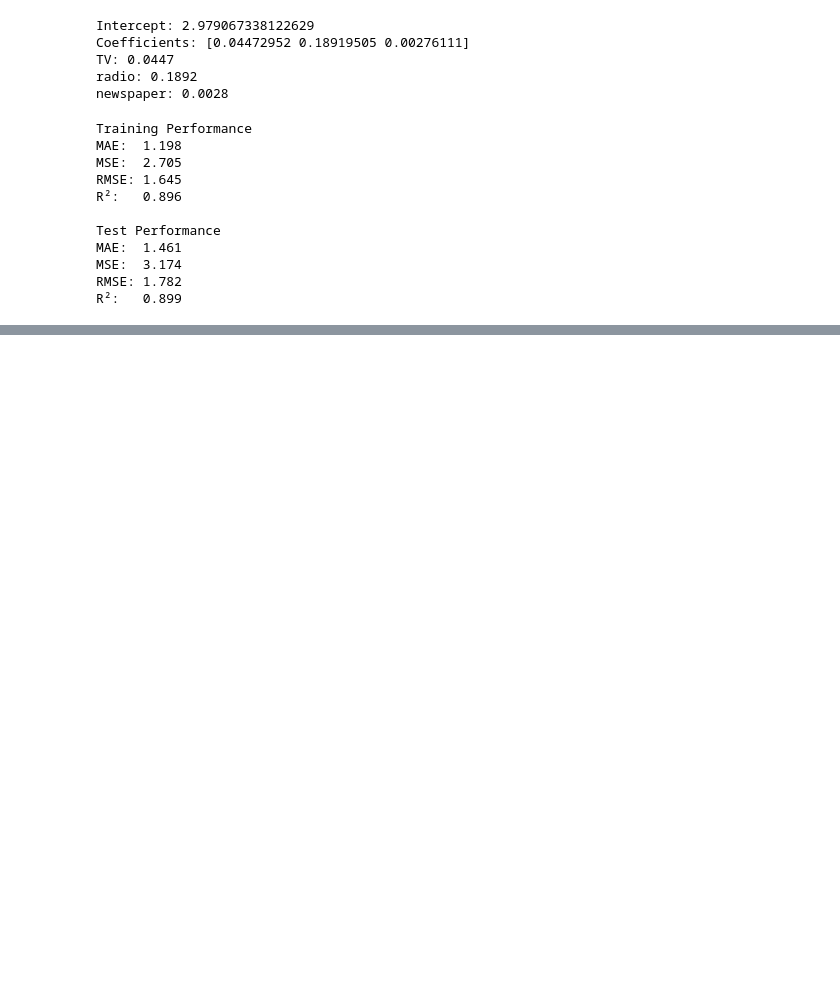
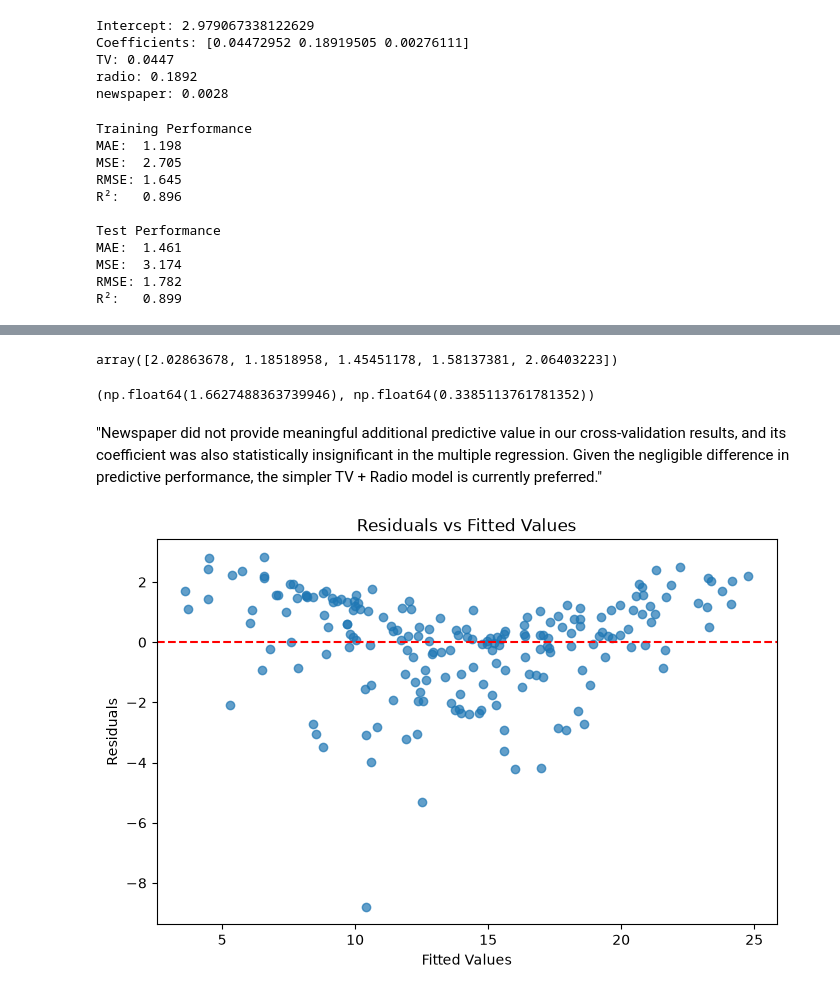
Before and after one commit to Gopi-6091/advertising-regression, a Jupyter notebook: notebooks/01_data_understanding.ipynb, the cells around one changed output, grey strips where cells are left out. Cells and saved outputs as stored; diff of their text form; code cells hidden in the pictures; blank space fills up the shorter version.

```diff
--- a/notebooks/01_data_understanding.ipynb
+++ b/notebooks/01_data_understanding.ipynb
@@ -1008,0 +1065,47 @@ Notes:
+# %%
+cv_scores_reduced = cross_val_score(
+    model_reduced,
+    X_train_reduced,
+    y_train,
+    cv=5,
+    scoring="neg_root_mean_squared_error"
+)
+
+cv_rmse_reduced = -cv_scores_reduced
+
+cv_rmse_reduced
+# %% [output]
+array([2.02863678, 1.18518958, 1.45451178, 1.58137381, 2.06403223])
+# %%
+cv_rmse_reduced.mean(), cv_rmse_reduced.std()
+# %% [output]
+(np.float64(1.6627488363739946), np.float64(0.3385113761781352))
+# %% [markdown]
+"Newspaper did not provide meaningful additional predictive value in our cross-validation results, and its coefficient was also statistically insignificant in the multiple regression. Given the negligible difference in predictive performance, the simpler TV + Radio model is currently preferred."
+# %%
+X = df[["TV", "radio"]]
+y = df["sales"]
+
+model = LinearRegression()
+model.fit(X, y)
+
+y_pred = model.predict(X)
+residuals = y - y_pred
+# %%
+plt.figure(figsize=(8, 5))
+
+plt.scatter(y_pred, residuals, alpha=0.7)
+
+plt.axhline(
+    y=0,
+    color="red",
+    linestyle="--"
+)
+
+plt.xlabel("Fitted Values")
+plt.ylabel("Residuals")
+plt.title("Residuals vs Fitted Values")
+
+plt.show()
+# %% [output]
+[figure, added]
```
Also changed, not shown: parts of 26 cells of this notebook, 4 other files.
